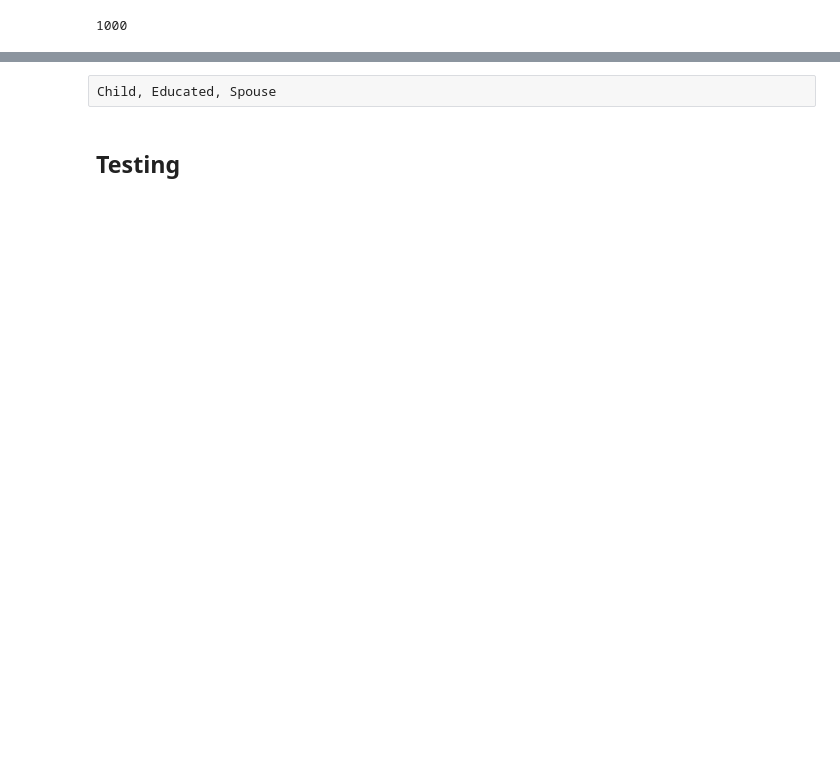
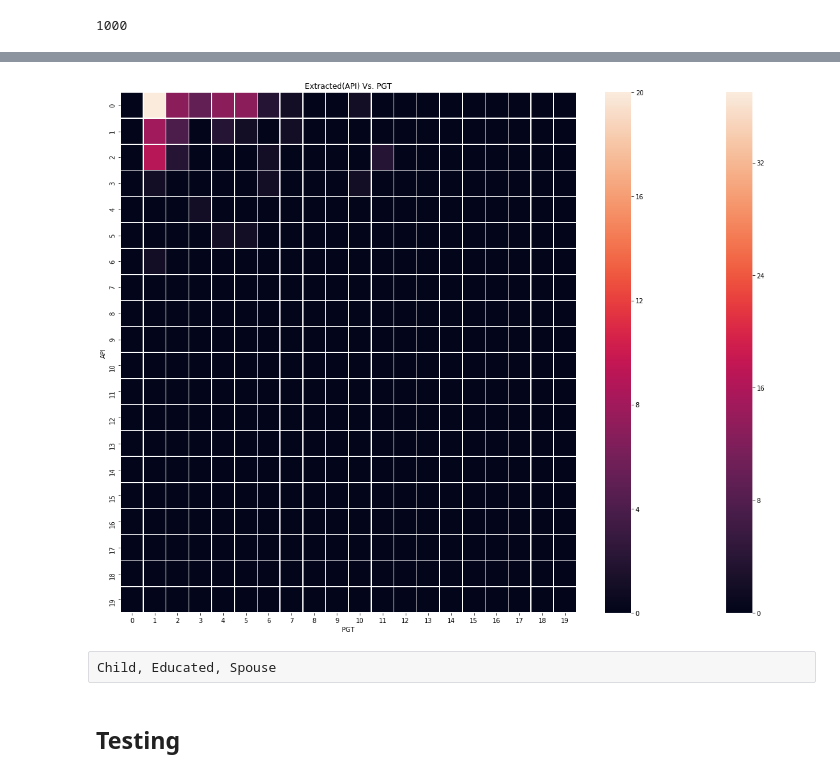
Before and after one commit to TheInfamousWayne/RecallIE, a Jupyter notebook: heatmap.ipynb, the cells around one changed output, grey strips where cells are left out. Drawn from its saved outputs; the diff is of its cells as text; code cells hidden in the pictures; blank space fills up the shorter version.

```diff
--- a/heatmap.ipynb
+++ b/heatmap.ipynb
@@ -511,0 +578,4 @@ dd[dd.EntityName == "George H. W. Bush"]
+# %%
+relation = "Person Employee or Member of^-1"
+
+dd = rel_dict_to_df(relation)
@@ -534,19 +610,21 @@ matrix_extr.dump('data/numpy_matrices/{}-{}-matrix_extr.dat'.format(relation,n))
 # %%
 import seaborn as sns
 
 fig1 = sns.heatmap(matrix_cont, linewidth=0.5)
 fig2 = sns.heatmap(matrix_extr, linewidth=0.5)
 
 fig1.set_title('Contained(in PGT) Vs. PGT')
 fig2.set_title('Extracted(API) Vs. PGT')
 fig1.set(xlabel='PGT', ylabel='API')
 fig2.set(xlabel='PGT', ylabel='API')
 
-fig1.get_figure().savefig("data/img/{}-{}-matrix_cont.png".format(relation,n))
-fig2.get_figure().savefig("data/img/{}-{}-matrix_extr.png".format(relation,n))
+# fig1.get_figure().savefig("data/img/{}-{}-matrix_cont.png".format(relation,n))
+# fig2.get_figure().savefig("data/img/{}-{}-matrix_extr.png".format(relation,n))
 
 matrix_cont.dump('data/numpy_matrices/{}-{}-matrix_cont.dat'.format(relation,n))
 matrix_extr.dump('data/numpy_matrices/{}-{}-matrix_extr.dat'.format(relation,n))
+# %% [output]
+[figure, added]
 # %%
 fig1.set(xlabel='PGT', ylabel='API')
 fig1.set_title('Contained(in PGT) Vs. PGT')
```
Also changed, not shown: parts of 5 cells of this notebook, 18 other files.
